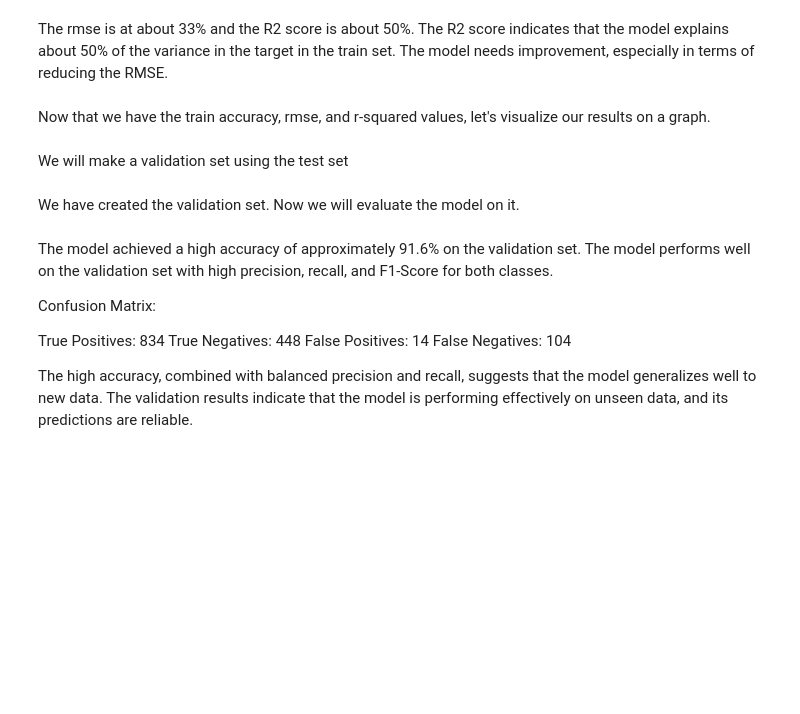
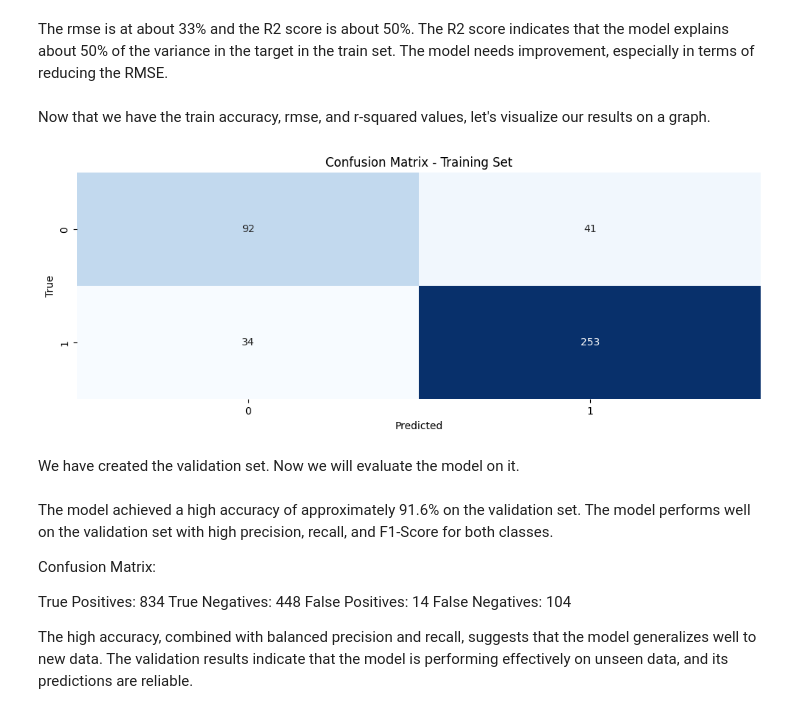
Before and after one commit to tamadNaBrowNie/stintsy_mco, a Jupyter notebook: MCO1.ipynb, the cells around one changed output. Saved outputs shown, nothing was run; the diff lists cells and outputs as text; code cells hidden in the pictures; blank space fills up the shorter version.

Commit message:
made a function for displaying metrics

```diff
--- a/MCO1.ipynb
+++ b/MCO1.ipynb
@@ -174,3 +180,17 @@ Distribution of home and away scores:
+# %%
+# predictions: model predictions
+# actual: the actual labels
+#mode: type of data set evaluated
+def show_metrics(true,predictions,mode = "Train"):
+
+    accuracy = accuracy_score(true,predictions)
+    conf_matrix = confusion_matrix(true,predictions)
+    classification_rep = classification_report(true,predictions)
+
+    print(f"\n{mode} Accuracy:", train_accuracy)
+    print(f"{mode} Confusion Matrix:\n", train_conf_matrix)
+    print(f"{mode} Classification Report:\n", train_classification_rep)
+    return accuracy, conf_matrix,classification_rep
 # %% [markdown]
 # Logistic Regression Model
 Since this is a classification task, Logistic regression can be applied. Its implementation is rather simple here.
@@ -187,6 +242,7 @@ y_pred = logreg.predict(X_val)
 Step 3: Find the best hyper parameters
 # %%
 # This is the grid of possible hyperparameter values to use.
+# Use a different validation set for training and searching the best estimator
 hpg = {'solver' : ['lbfgs', 'liblinear',  'sag'],
       'fit_intercept' : [True,False],
        'class_weight' : [None, 'balanced'],
@@ -196,5 +252,5 @@ hpg = {'solver' : ['lbfgs', 'liblinear',  'sag'],
       }
 # Gridsearch the best hyperparameter values
 finder = GridSearchCV(logreg,hpg,n_jobs = -1,refit = True,scoring = 'f1',error_score='raise')
-finder.fit(X_val, y_val)
+finder.fit(X_val_1, y_val_1)
 logreg = finder.best_estimator_
@@ -213,0 +259,3 @@ print("Train Classification Report:\n", train_classification_rep)
+# %%
+train_predictions = logreg.predict(X_val_1)
+acc, mat_train, class_rep = show_metrics(y_val_1,train_predictions,"Train")
@@ -227,22 +289,25 @@ The rmse is at about 33% and the R2 score is about 50%. The R2 score indicates t
 # %% [markdown]
 Now that we have the train accuracy, rmse, and r-squared values, let's visualize our results on a graph.
 # %%
-fig, axes = plt.subplots(1, 2, figsize=(12, 4))
+fig, axes = plt.subplots(1, 1, figsize=(12, 4))
 
 # Confusion Matrix
-sns.heatmap(train_conf_matrix, annot=True, fmt='d', cmap='Blues', cbar=False, ax=axes[0])
-axes[0].set_xlabel('Predicted')
-axes[0].set_ylabel('True')
-axes[0].set_title('Confusion Matrix - Training Set')
+sns.heatmap(mat_train, annot=True, fmt='d', cmap='Blues', cbar=False, ax=axes)
+# axes[0].set_xlabel('Predicted')
+# axes[0].set_ylabel('True')
+# axes[0].set_title('Confusion Matrix - Training Set')
+axes.set_xlabel('Predicted')
+axes.set_ylabel('True')
+axes.set_title('Confusion Matrix - Training Set')
 
 # Scatter Plot for Actual vs. Predicted Values
-axes[1].scatter(y_train, train_predictions, alpha=0.5)
-axes[1].set_xlabel('Actual Values')
-axes[1].set_ylabel('Predicted Values')
-axes[1].set_title('Actual vs. Predicted Values - Training Set')
-plt.tight_layout()
+# axes[1].scatter(y_train, train_predictions, alpha=0.5)
+# axes[1].set_xlabel('Actual Values')
+# axes[1].set_ylabel('Predicted Values')
+# axes[1].set_title('Actual vs. Predicted Values - Training Set')
+# plt.tight_layout()
 plt.show()
+# %% [output]
+[figure, added]
-# %% [markdown]
-We will make a validation set using the test set
 # %% [markdown]
 We have created the validation set. Now we will evaluate the model on it.
```
Also changed, not shown: parts of 15 cells of this notebook.
